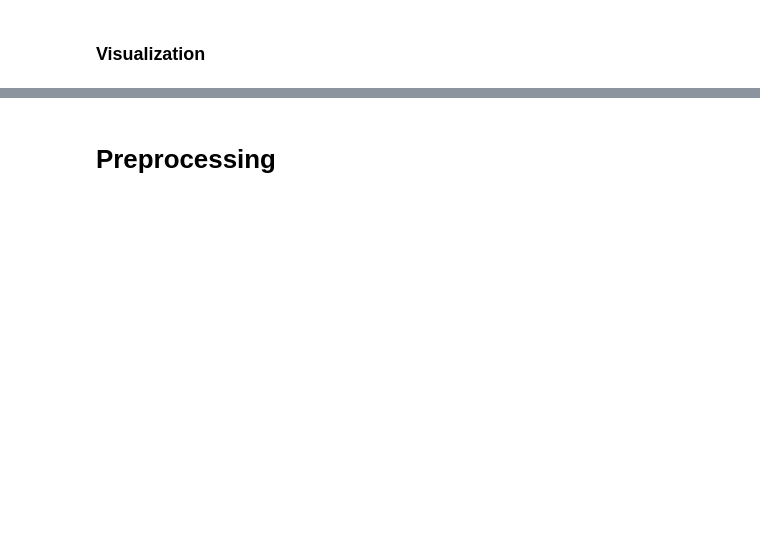
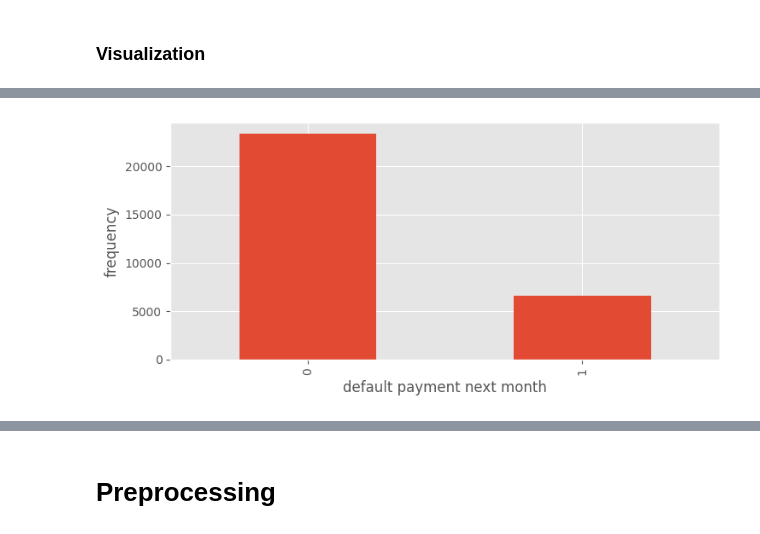
Before and after one commit to Srividhyak2011/Demo-Datascienceproject, a Jupyter notebook: M3_MP3_NB_Credit_Card_Default_Prediction.ipynb, the cells around one changed output, grey strips where cells are left out. Drawn from its saved outputs; the diff is of its cells as text; code cells hidden in the pictures; blank space fills up the shorter version.

```diff
--- a/M3_MP3_NB_Credit_Card_Default_Prediction.ipynb
+++ b/M3_MP3_NB_Credit_Card_Default_Prediction.ipynb
@@ -110,0 +244,12 @@ The detail statistics of the dataset of various columns of dataset
+# %%
+# plot the frequency of defaults
+plt.rcParams["figure.figsize"] = [7.50, 3.50]
+plt.rcParams["figure.autolayout"] = True
+
+fig, ax = plt.subplots()
+
+data['default payment next month'].value_counts().plot(ax=ax, kind='bar', xlabel='default payment next month', ylabel='frequency')
+
+plt.show()
+# %% [output]
+[figure, added]
```
Also changed, not shown: parts of 36 cells of this notebook.
